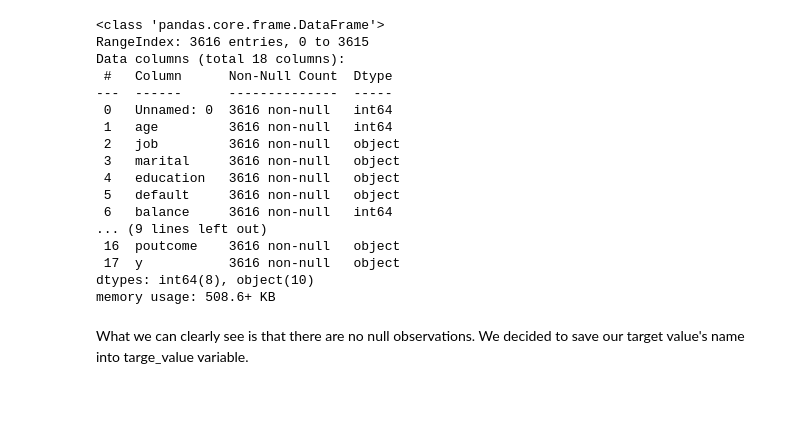
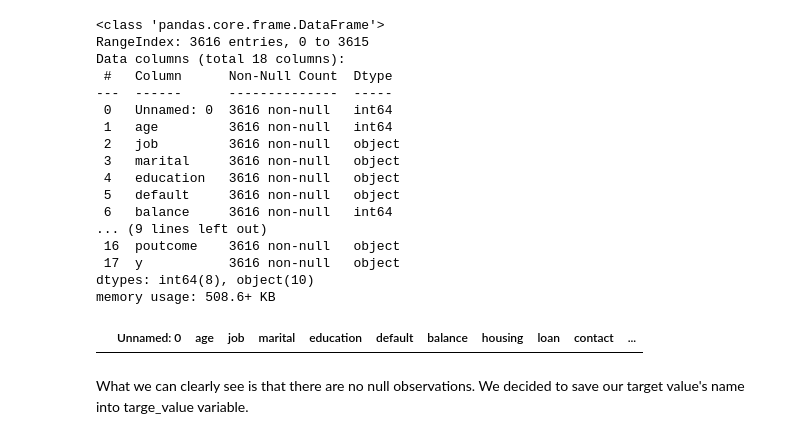
Before and after one commit to UserKrzysztof/MachineLearning-project1, a Jupyter notebook: code/eda.ipynb, the cells around one changed output. Drawn from its saved outputs; the diff is of its cells as text; code cells hidden in the pictures; blank space fills up the shorter version.

```diff
--- a/code/eda.ipynb
+++ b/code/eda.ipynb
@@ -100,6 +104,10 @@ Data columns (total 18 columns):
  17  y           3616 non-null   object
 dtypes: int64(8), object(10)
 memory usage: 508.6+ KB
+# %%
+bank_data_df.loc[bank_data_df.duplicated(),:]
+# %% [output]
+|  | Unnamed: 0 | age | job | marital | education | default | balance | housing | loan | contact | ... |
 # %% [markdown]
 What we can clearly see is that there are no null observations.
 We decided to save our target value's name into targe_value variable.
```
Also changed, not shown: parts of 2 cells of this notebook, 3 other files.
